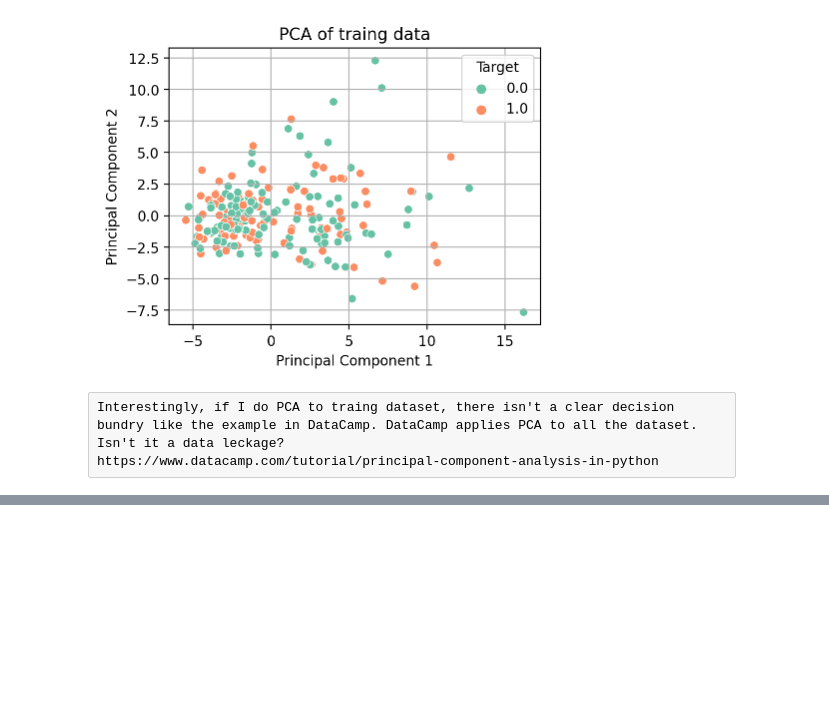
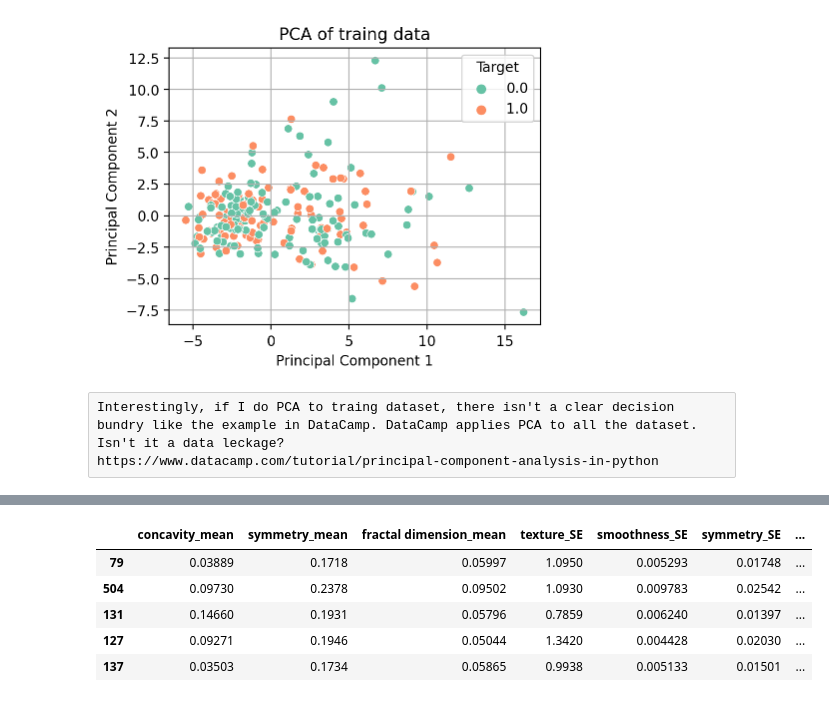
Before and after one commit to Itaru2018/Breast_cancer_project, a Jupyter notebook: Bereat_cancer_feature_selection.ipynb, the cells around one changed output, grey strips where cells are left out. Cells and saved outputs as stored; diff of their text form; code cells hidden in the pictures; blank space fills up the shorter version.

```diff
--- a/Bereat_cancer_feature_selection.ipynb
+++ b/Bereat_cancer_feature_selection.ipynb
@@ -256,0 +286,9 @@ https://www.datacamp.com/tutorial/principal-component-analysis-in-python
+# %%
+X_train_t_c_r.head()
+# %% [output]
+|  | concavity_mean | symmetry_mean | fractal dimension_mean | texture_SE | smoothness_SE | symmetry_SE | ... |
+| 79 | 0.03889 | 0.1718 | 0.05997 | 1.0950 | 0.005293 | 0.01748 | ... |
+| 504 | 0.09730 | 0.2378 | 0.09502 | 1.0930 | 0.009783 | 0.02542 | ... |
+| 131 | 0.14660 | 0.1931 | 0.05796 | 0.7859 | 0.006240 | 0.01397 | ... |
+| 127 | 0.09271 | 0.1946 | 0.05044 | 1.3420 | 0.004428 | 0.02030 | ... |
+| 137 | 0.03503 | 0.1734 | 0.05865 | 0.9938 | 0.005133 | 0.01501 | ... |
```
Also changed, not shown: parts of 8 cells of this notebook.
